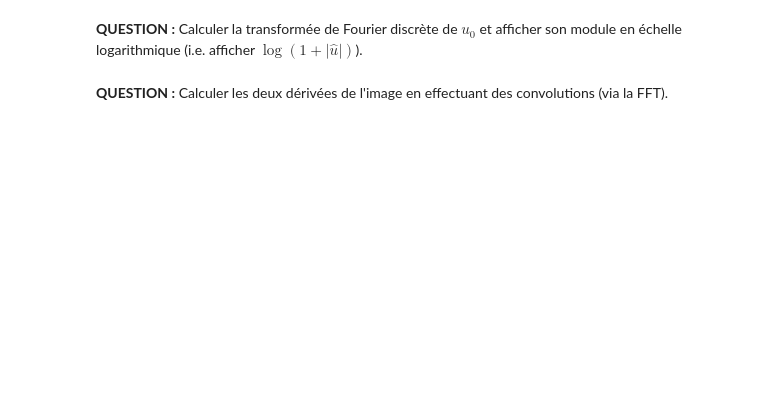
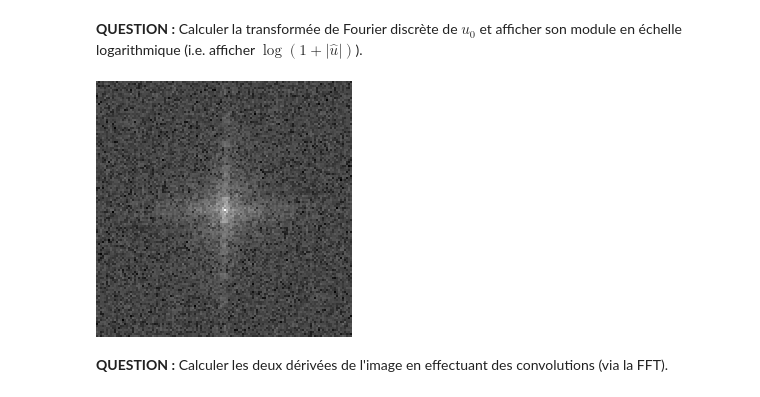
Before and after one commit to RunjiaChen/imageweek, a Jupyter notebook: exo1.ipynb, the cells around one changed output. Drawn from its saved outputs; the diff is of its cells as text; code cells hidden in the pictures; blank space fills up the shorter version.

```diff
--- a/exo1.ipynb
+++ b/exo1.ipynb
@@ -116,2 +112,10 @@ viewimage(spu)
+# %%
+### ... ###
+
+spu = np.log(1 + np.abs(fft2(v)))
+
+viewimage(fftshift(spu))
+# %% [output]
+[figure, added]
 # %% [markdown]
 **QUESTION :** Calculer les deux dérivées de l'image en effectuant des convolutions (via la FFT).
```
Also changed, not shown: parts of 14 cells of this notebook.
